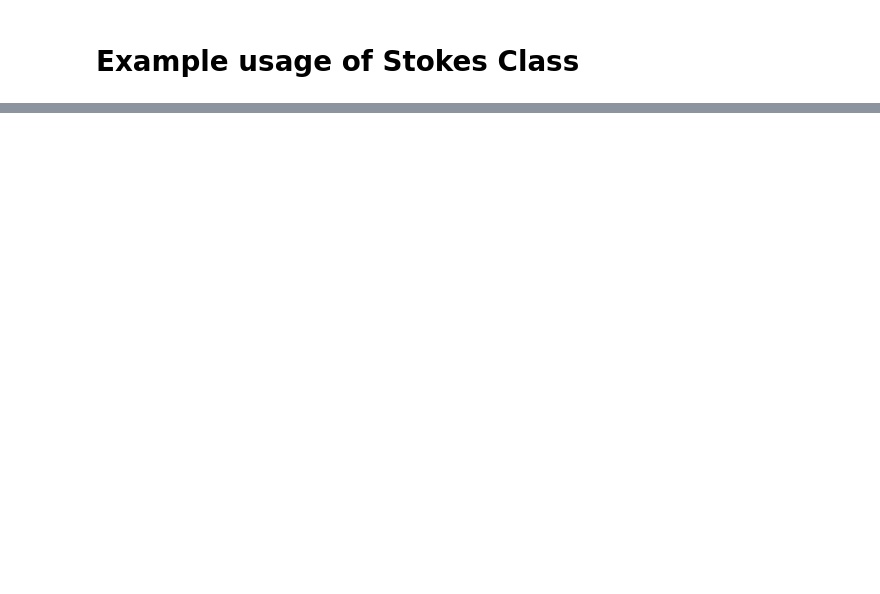
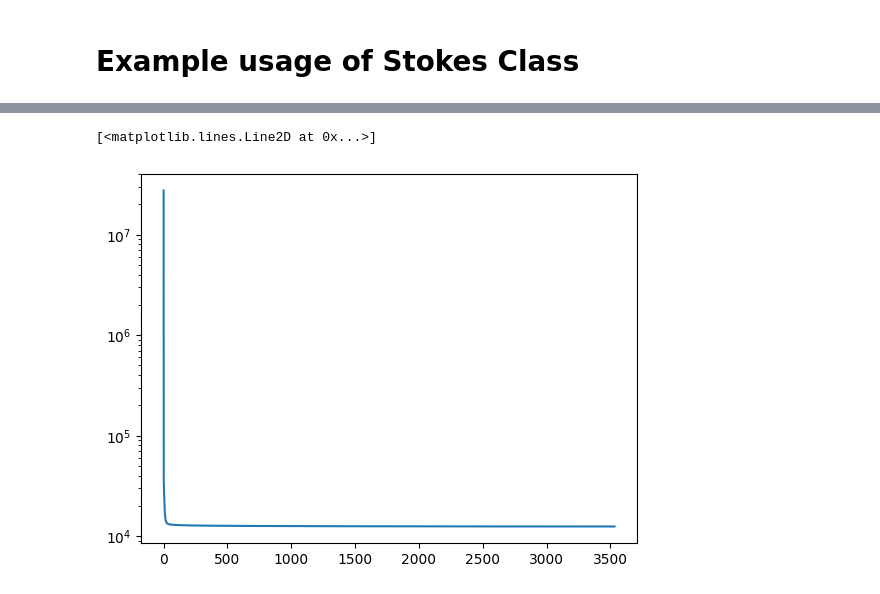
Before and after one commit to scbarreto/pyBBTD, a Jupyter notebook: notebooks/example_stokes.ipynb, the cells around one changed output, grey strips where cells are left out. Drawn from its saved outputs; the diff is of its cells as text; code cells hidden in the pictures; blank space fills up the shorter version.

```diff
--- a/notebooks/example_stokes.ipynb
+++ b/notebooks/example_stokes.ipynb
@@ -53,0 +85,5 @@ All pixels satisfy the Stokes constraints.
+# %%
+plt.semilogy(X.fit_error)
+# %% [output]
+[<matplotlib.lines.Line2D at 0x...>]
+[figure, added]
```
Also changed, not shown: parts of 10 cells of this notebook, 2 other files.
